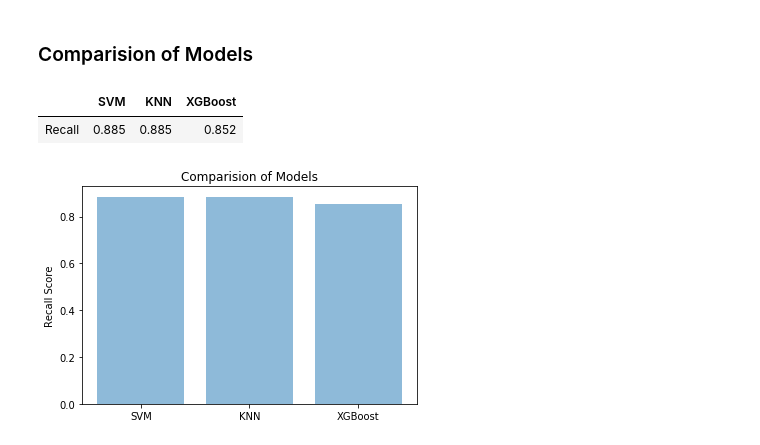
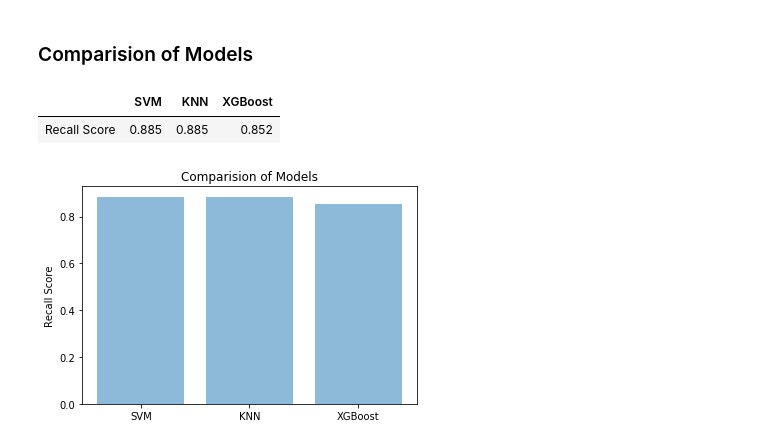
Before and after one commit to SonerAbay/heart-disease-detection, a Jupyter notebook: heart_disease.ipynb, the cells around one changed output. Saved outputs shown, nothing was run; the diff lists cells and outputs as text; code cells hidden in the pictures.

```diff
--- a/heart_disease.ipynb
+++ b/heart_disease.ipynb
@@ -397,12 +440,12 @@ weighted avg      0.852     0.852     0.852        61
 # %%
 recall_dict = {'SVM':svm_recall,
                'KNN': knn_recall,
                'XGBoost': xgb_recall}
-pr_df = pd.DataFrame(recall_dict,index=['Recall'])
+pr_df = pd.DataFrame(recall_dict,index=['Recall Score'])
 pr_df
 # %% [output]
 |  | SVM | KNN | XGBoost |
-| Recall | 0.885 | 0.885 | 0.852 |
+| Recall Score | 0.885 | 0.885 | 0.852 |
 # %%
 y_pos = np.arange(len(recall_dict))
 plt.bar(y_pos, recall_dict.values(), align='center', alpha=0.5)
```
Also changed, not shown: parts of 19 cells of this notebook.
